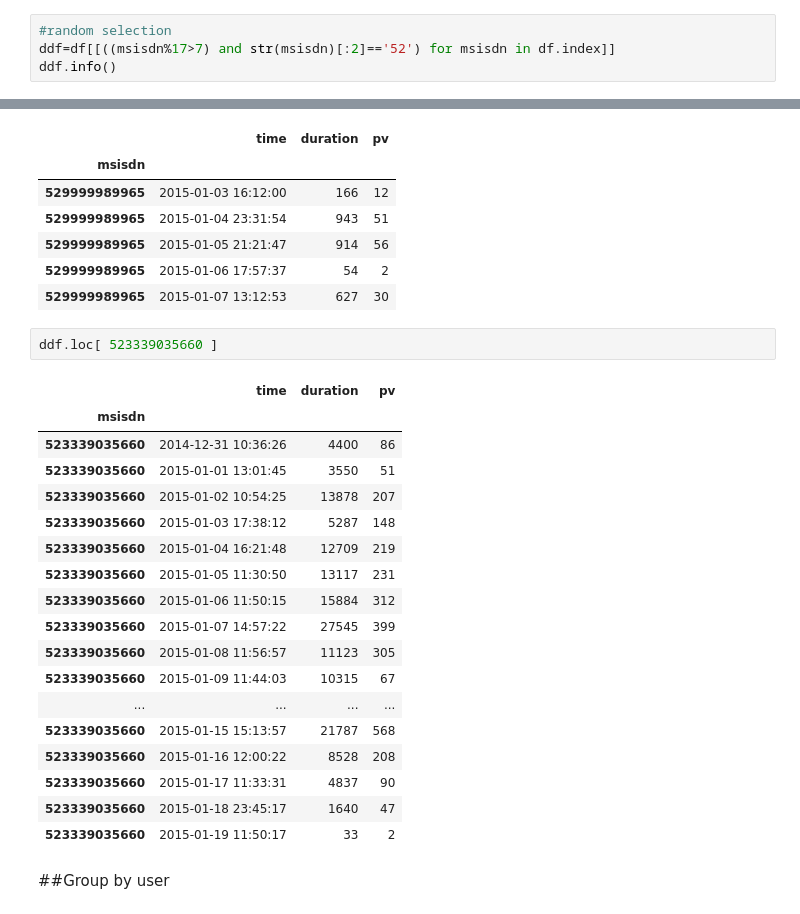
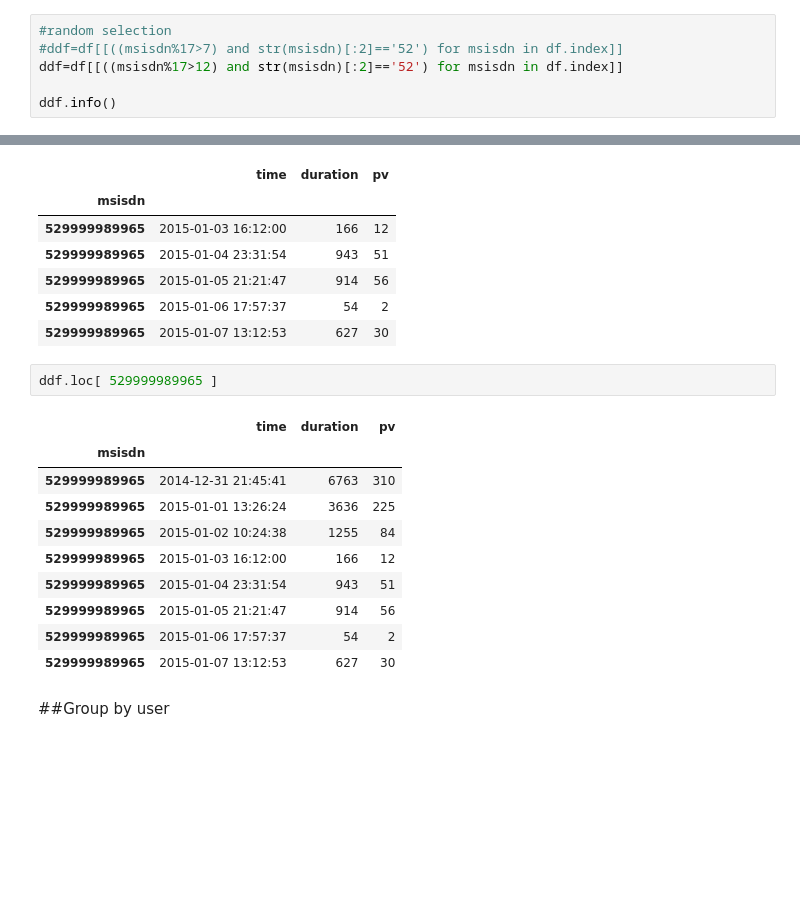
Before and after one commit to nicolasgo/_pmx, a Jupyter notebook: Fraud-analysis-MAU.ipynb, the cells around one changed output, grey strips where cells are left out. Drawn from its saved outputs; the diff is of its cells as text; blank space fills up the shorter version.

```diff
--- a/Fraud-analysis-MAU.ipynb
+++ b/Fraud-analysis-MAU.ipynb
@@ -79,7 +82,9 @@ memory usage: 602.7 MB
 Can be skipped
 # %%
 #random selection
-ddf=df[[((msisdn%17>7) and str(msisdn)[:2]=='52') for msisdn in df.index]]
+#ddf=df[[((msisdn%17>7) and str(msisdn)[:2]=='52') for msisdn in df.index]]
+ddf=df[[((msisdn%17>12) and str(msisdn)[:2]=='52') for msisdn in df.index]]
+
 ddf.info()
 # %% [output]
 <class 'pandas.core.frame.DataFrame'>
@@ -101,26 +106,18 @@ ddf.tail()
 | 529999989965 | 2015-01-06 17:57:37 | 54 | 2 |
 | 529999989965 | 2015-01-07 13:12:53 | 627 | 30 |
 # %%
-ddf.loc[ 523339035660 ]
+ddf.loc[ 529999989965 ]
 # %% [output]
 |  | time | duration | pv |
 | msisdn |  |  |  |
-| 523339035660 | 2014-12-31 10:36:26 | 4400 | 86 |
-| 523339035660 | 2015-01-01 13:01:45 | 3550 | 51 |
-| 523339035660 | 2015-01-02 10:54:25 | 13878 | 207 |
-| 523339035660 | 2015-01-03 17:38:12 | 5287 | 148 |
-| 523339035660 | 2015-01-04 16:21:48 | 12709 | 219 |
-| 523339035660 | 2015-01-05 11:30:50 | 13117 | 231 |
-| 523339035660 | 2015-01-06 11:50:15 | 15884 | 312 |
-| 523339035660 | 2015-01-07 14:57:22 | 27545 | 399 |
-| 523339035660 | 2015-01-08 11:56:57 | 11123 | 305 |
-| 523339035660 | 2015-01-09 11:44:03 | 10315 | 67 |
-| ... | ... | ... | ... |
-| 523339035660 | 2015-01-15 15:13:57 | 21787 | 568 |
-| 523339035660 | 2015-01-16 12:00:22 | 8528 | 208 |
-| 523339035660 | 2015-01-17 11:33:31 | 4837 | 90 |
-| 523339035660 | 2015-01-18 23:45:17 | 1640 | 47 |
-| 523339035660 | 2015-01-19 11:50:17 | 33 | 2 |
+| 529999989965 | 2014-12-31 21:45:41 | 6763 | 310 |
+| 529999989965 | 2015-01-01 13:26:24 | 3636 | 225 |
+| 529999989965 | 2015-01-02 10:24:38 | 1255 | 84 |
+| 529999989965 | 2015-01-03 16:12:00 | 166 | 12 |
+| 529999989965 | 2015-01-04 23:31:54 | 943 | 51 |
+| 529999989965 | 2015-01-05 21:21:47 | 914 | 56 |
+| 529999989965 | 2015-01-06 17:57:37 | 54 | 2 |
+| 529999989965 | 2015-01-07 13:12:53 | 627 | 30 |
 # %% [markdown]
 ##Group by user
 # %%
```
Also changed, not shown: parts of 26 cells of this notebook, 6 other files.
